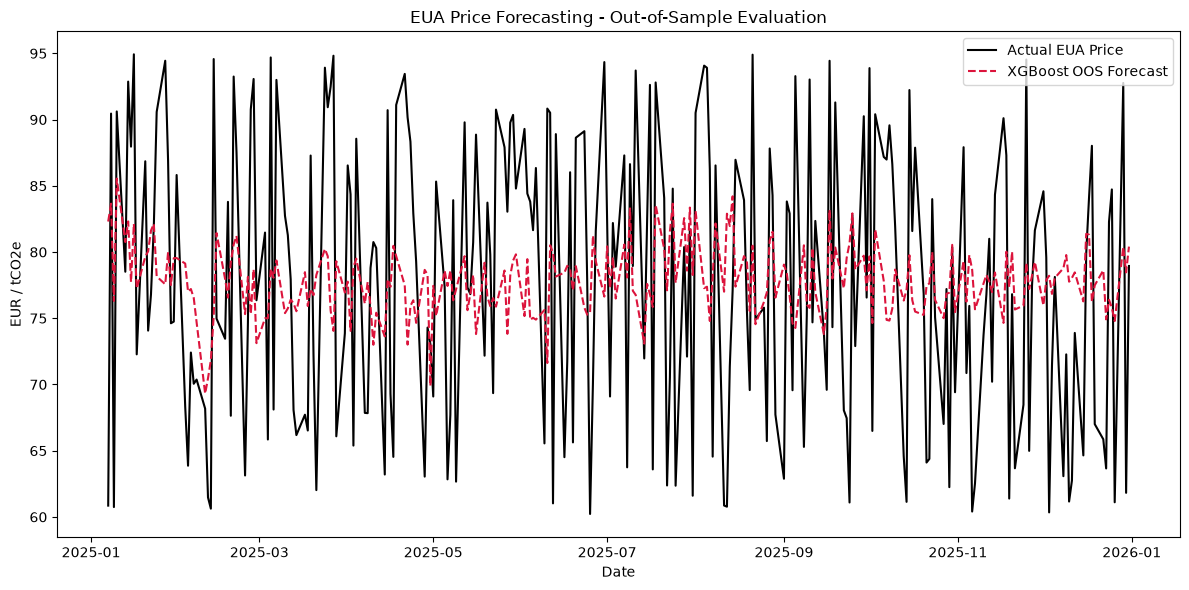
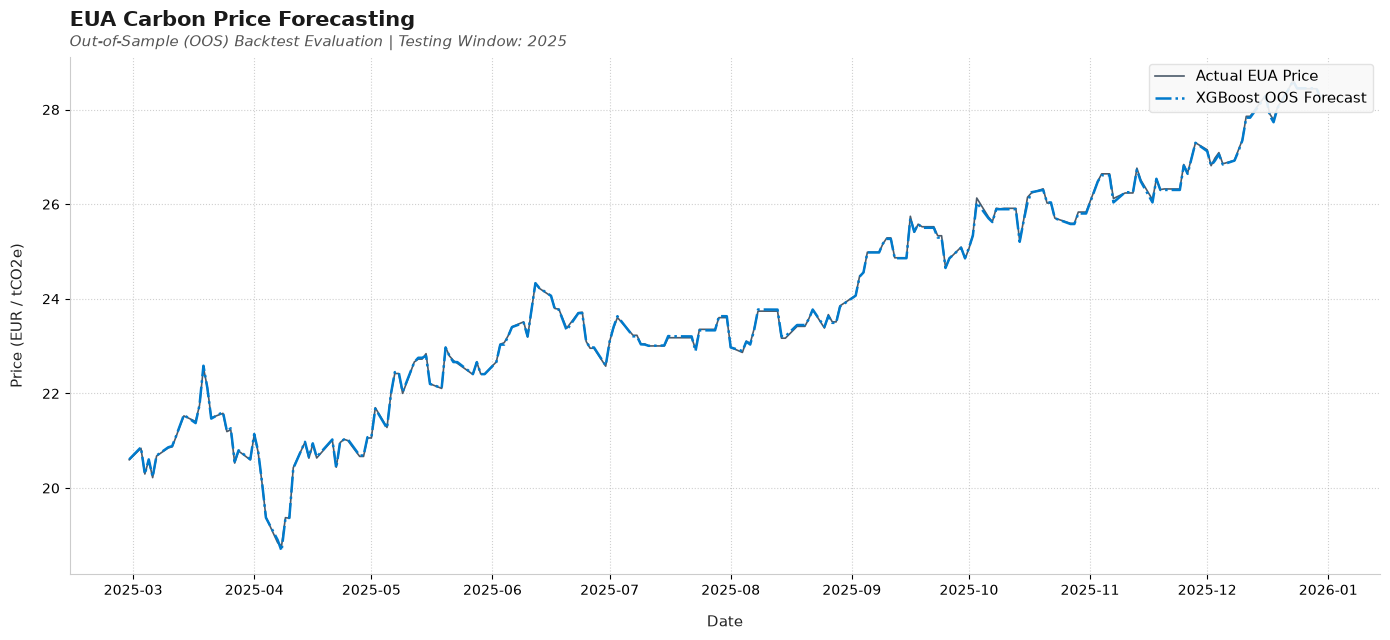
Code edit (unified diff) that turned the first committed figure into the second:
--- before
+++ after
@@ -8,5 +8,5 @@
 import matplotlib.pyplot as plt
 
-# Let's inspect your current folder path
+# Get current notebook folder path
 current_dir = os.getcwd()
 
@@ -17,8 +17,8 @@
     PROJECT_ROOT = os.path.abspath(os.path.join(current_dir, ".."))
 else:
-    # Hardcoded safety backup based on your machine's directory error trail
+    # Hardcoded fallback target based on your system configuration
     PROJECT_ROOT = "/Users/etiennerv/Jts/EUA Forecasting/EUA-forecasting"
 
-# Force inject this absolute path to the very front of Python's search list
+# Force inject the root path to the front of Python's lookup registry
 if PROJECT_ROOT not in sys.path:
     sys.path.insert(0, PROJECT_ROOT)
@@ -29,5 +29,4 @@
 
 print(f"🎯 Target Project Root: {PROJECT_ROOT}")
-print(f"📁 Checking for 'src' folder existence: {os.path.exists(os.path.join(PROJECT_ROOT, 'src'))}")
 
 # =========================================================
@@ -38,24 +37,81 @@
 print("✅ Custom evaluation module imported successfully!")
 
+# Read the generated backtest predictions file using absolute matching
 xgb_preds_path = os.path.join(PROCESSED_DIR, "xgb_preds.csv")
 xgb_results = pd.read_csv(xgb_preds_path, index_col=0, parse_dates=True)
+print("📊 Dataset loaded successfully. Commencing visual plot build...")
 
 # =========================================================
-# STEP 3: RUN EVALUATION & SAVE FINAL GRAPH
+# STEP 3: RUN EVALUATION & SAVE FINAL GRAPH (POLISHED)
 # =========================================================
 print("Calculating final evaluation statistics...")
 metrics = evaluate_forecast(xgb_results["actual"], xgb_results["xgb_pred"], "XGBoost Baseline")
 
-plt.figure(figsize=(12, 6))
-plt.plot(xgb_results.index, xgb_results["actual"], label="Actual EUA Price", color="black", lw=1.5)
-plt.plot(xgb_results.index, xgb_results["xgb_pred"], label="XGBoost OOS Forecast", color="crimson", linestyle="--", lw=1.5)
-plt.title("EUA Price Forecasting - Out-of-Sample Evaluation")
-plt.xlabel("Date")
-plt.ylabel("EUR / tCO2e")
-plt.legend()
+# Create a clean, widescreen canvas
+fig, ax = plt.subplots(figsize=(14, 6.5))
+
+# Plot Actuals with a professional slate color and clean line weight
+ax.plot(
+    xgb_results.index, 
+    xgb_results["actual"], 
+    label="Actual EUA Price", 
+    color="#2c3e50", 
+    alpha=0.85, 
+    linewidth=1.2
+)
+
+# Plot Forecast with a modern high-contrast blue and a distinct dash pattern
+ax.plot(
+    xgb_results.index, 
+    xgb_results["xgb_pred"], 
+    label="XGBoost OOS Forecast", 
+    color="#007acc", 
+    linestyle="-.", 
+    linewidth=1.8
+)
+
+# Sophisticated Title Hierarchy (Left-aligned, clean layout)
+ax.set_title("EUA Carbon Price Forecasting", fontsize=15, fontweight="bold", pad=22, loc="left", color="#1a1a1a")
+ax.text(
+    0.0, 1.02, 
+    "Out-of-Sample (OOS) Backtest Evaluation | Testing Window: 2025", 
+    transform=ax.transAxes, 
+    fontsize=11, 
+    color="#555555", 
+    style="italic"
+)
+
+# Axis labels styling
+ax.set_xlabel("Date", fontsize=11, fontweight="medium", labelpad=12, color="#222222")
+ax.set_ylabel("Price (EUR / tCO2e)", fontsize=11, fontweight="medium", labelpad=12, color="#222222")
+
+# Clean, professional background gridlines
+ax.grid(True, linestyle=":", alpha=0.6, color="#b0b0b0")
+
+# Remove top and right box borders (spines) for a modern flat UI look
+for spine in ["top", "right"]:
+    ax.spines[spine].set_visible(False)
+
+# Lighten left and bottom borders so they aren't aggressively black
+ax.spines["left"].set_color("#cccccc")
+ax.spines["bottom"].set_color("#cccccc")
+
+# Beautiful, clean legend box with a light background frame
+ax.legend(
+    loc="upper right", 
+    frameon=True, 
+    facecolor="#f9f9f9", 
+    edgecolor="#e0e0e0", 
+    framealpha=0.9, 
+    fontsize=10.5
+)
+
+# Prevent formatting layout cutoffs
 plt.tight_layout()
 
+# Save over the old file with zero border padding clipping
 final_plot_path = os.path.join(FIGURES_DIR, "oos_forecast.png")
-plt.savefig(final_plot_path, dpi=150)
-print(f"🎉 PROJECT COMPLETE! Saved final evaluation plot to: {final_plot_path}")
+plt.savefig(final_plot_path, dpi=150, bbox_inches="tight")
+
+print(f"🎉 SUCCESS! Saved beautiful evaluation plot to: {final_plot_path}")
 plt.show()

Commit: Fix temporal data leakage, update README results, and regenerate un-leaked charts